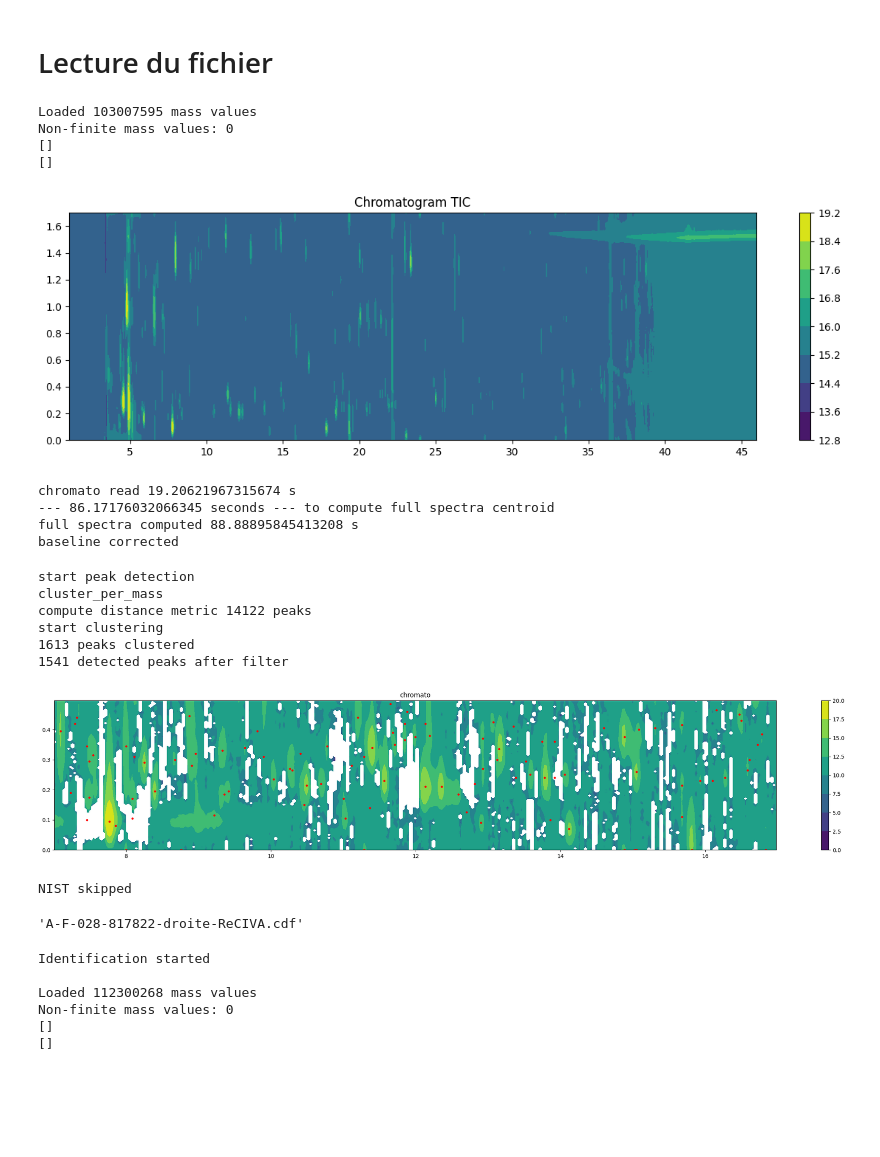
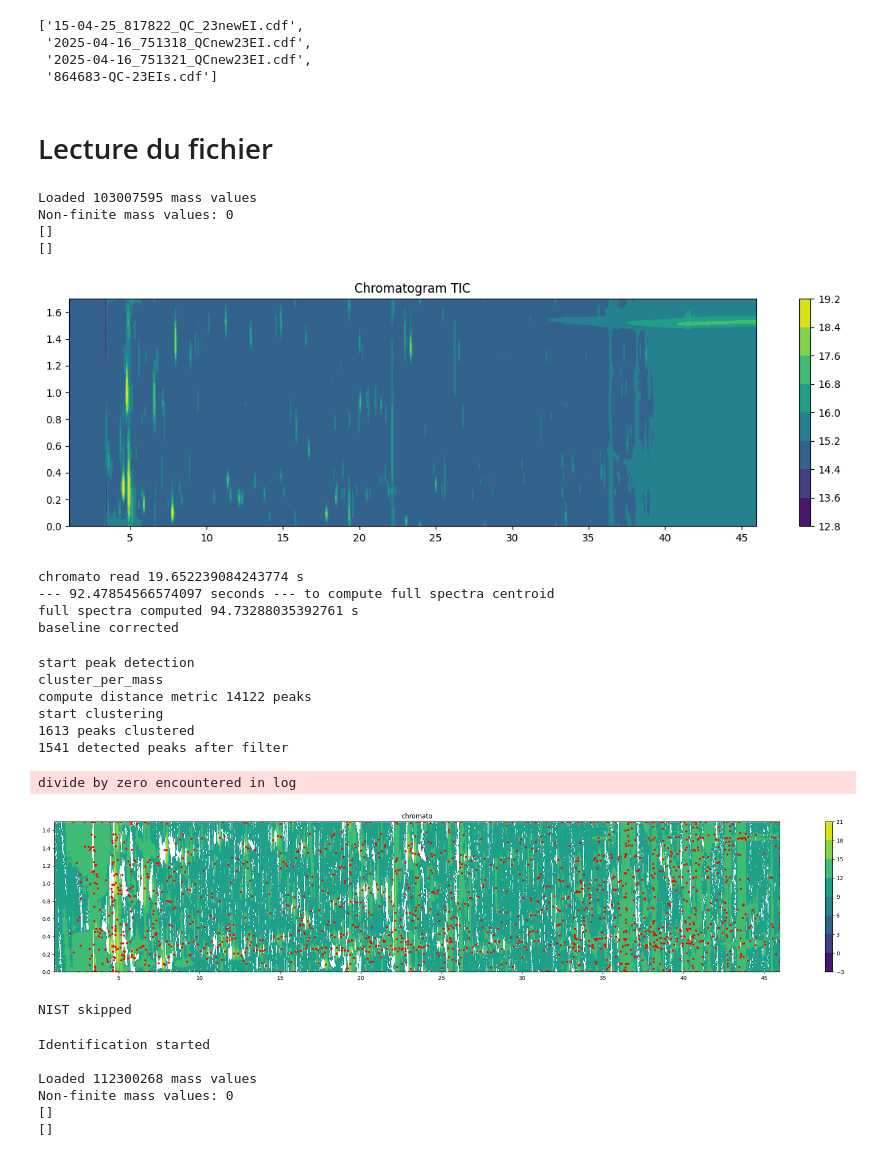
Before and after one commit to Lollith/Python-2DGC-Alignment, a Jupyter notebook: notebooks/db_scan.ipynb, the cells around one changed output. Cells and saved outputs as stored; diff of their text form; code cells hidden in the pictures; blank space fills up the shorter version.

```diff
--- a/notebooks/db_scan.ipynb
+++ b/notebooks/db_scan.ipynb
@@ -20,6 +20,14 @@ from sklearn.cluster import DBSCAN
 from scipy.signal import savgol_filter
 from skimage.restoration import estimate_sigma
 from dbscan_peak import detection_mass_par_mass_Dog
+# %%
+file= os.listdir("D:/DC volatil cf 8")
+file
+# %% [output]
+['15-04-25_817822_QC_23newEI.cdf',
+ '2025-04-16_751318_QCnew23EI.cdf',
+ '2025-04-16_751321_QCnew23EI.cdf',
+ '864683-QC-23EIs.cdf']
 # %% [markdown]
 # Lecture du fichier
 # %%
@@ -27,8 +35,10 @@ filename="/app/GCxGC/GCxGC/APPROCHS/001_2382_FA_J14.cdf"
 filename="D:/VOLATIL-CF_03/751316_QCd20new.cdf"
 filename="D:/GCxGC/APPROCHS/001_2382_FA_J14.cdf"
 filename='D:/cdf centroid/B-A-009-751353-gauche-ReCIVA.cdf'
+#filename='D:/cdf centroid/B-K-031-751355-Tedlar.cdf'
+filename="D:/DC volatil cf 8/2025-04-16_751318_QCnew23EI.cdf"
+filename = "D:/GCxGC/gamme/751343_gamme_1ppm.cdf"
 filename='D:/cdf centroid/A-F-028-817822-droite-ReCIVA.cdf'
-#filename='D:/cdf centroid/B-K-031-751355-Tedlar.cdf'
 
 chromato, time_rn, chromato_cube, sigma, mass_range=read_chromato_and_chromato_cube(filename, mod_time=1.7, pre_process=True)
 # %% [output]
@@ -37,9 +47,9 @@ Non-finite mass values: 0
 []
 []
 [figure]
-chromato read 19.20621967315674 s
---- 86.17176032066345 seconds --- to compute full spectra centroid
-full spectra computed 88.88895845413208 s
+chromato read 19.652239084243774 s
+--- 92.47854566574097 seconds --- to compute full spectra centroid
+full spectra computed 94.73288035392761 s
 baseline corrected
 # %%
 import dbscan_peak
@@ -47,7 +57,7 @@ coordinates = dbscan_peak.detection_mass_par_mass_Dog(chromato_cube,(chromato, t
                                                             1.7,
                                                                 abs_threshold=1000,
                                                                 rel_threshold=0.001,
-                                                                noise_factor=5,
+                                                                noise_factor=3,
                                                                 min_sigma=1,
                                                                 max_sigma=20,
                                                                 sigma_ratio=2,
@@ -69,9 +79,10 @@ start clustering
 # %%
 plt.rcParams['figure.figsize'] = [30, 5]
 coordinates_in_chromato=projection.matrix_to_chromato(coordinates, time_rn, 1.7, chromato.shape)
-plot.visualizer2((chromato, time_rn), title="chromato", log_chromato=True,  mod_time=1.7,points=coordinates_in_chromato, rt1=12,rt2=0, rt2_window=0.5)
+plot.visualizer2((chromato, time_rn), title="chromato", log_chromato=True,  mod_time=1.7,points=coordinates_in_chromato)
 # %% [output]
+divide by zero encountered in log
-[figure, old version]
+[figure, new version]
 # %%
 import matching
 matches = matching.matching_nist_lib_from_chromato_cube(
@@ -84,10 +95,6 @@ matches_identification, sample_metadata_list = compute_matches_identification(
             formated_spectra=True, quant="mass",extract_patch=True,output_hdf5_file="D:/data_set_tedlar.h5")
 # %% [output]
 NIST skipped
-# %%
-base_name
-# %% [output]
-'A-F-028-817822-droite-ReCIVA.cdf'
 # %%
 from identification import cohort_identification_sample_metadata
 cohort_identification_sample_metadata(os.path.splitext(base_name)[0], sample_metadata_list,
```
Also changed, not shown: parts of 39 cells of this notebook, 1 other file.
